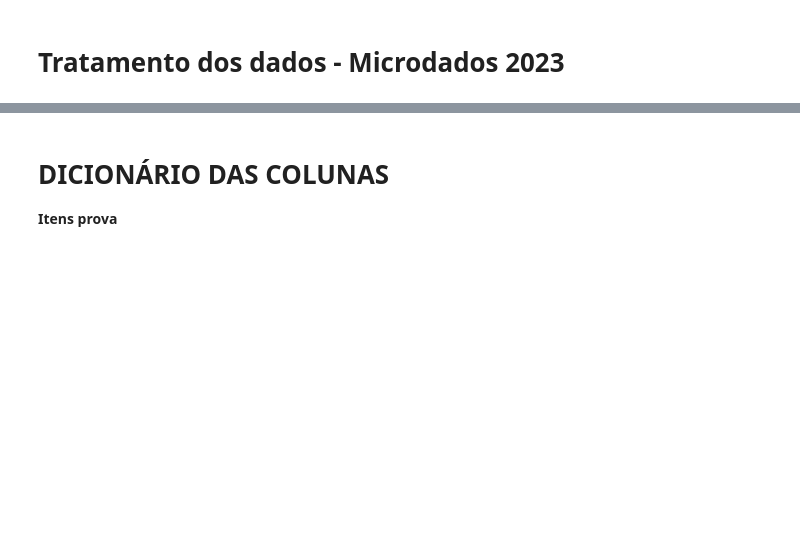
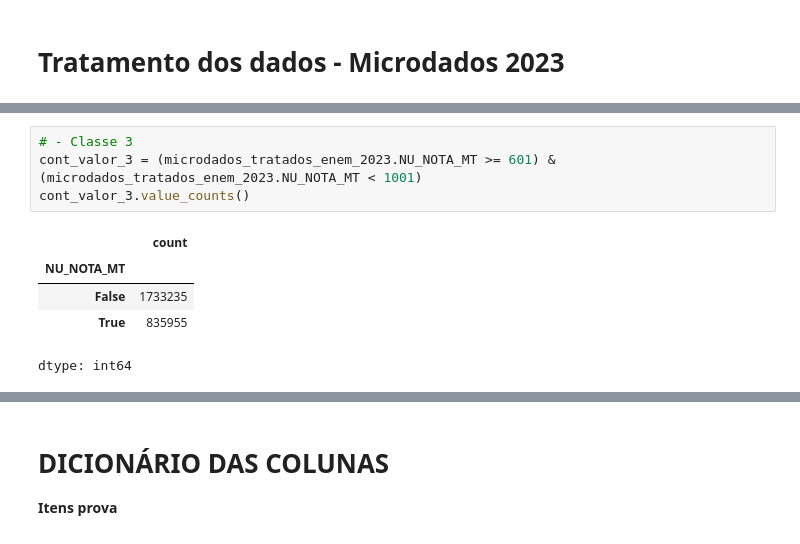
Before and after one commit to MiguelMussalam/predicao_ia_notas_enem, a Jupyter notebook: Tratamento_dos_dados_brutos_do_ENEM_2023.ipynb, the cells around one changed output, grey strips where cells are left out. Saved outputs shown, nothing was run; the diff lists cells and outputs as text; blank space fills up the shorter version.

```diff
--- a/Tratamento_dos_dados_brutos_do_ENEM_2023.ipynb
+++ b/Tratamento_dos_dados_brutos_do_ENEM_2023.ipynb
@@ -294,0 +165,10 @@ dtype: int64
+# %%
+# - Classe 3
+cont_valor_3 = (microdados_tratados_enem_2023.NU_NOTA_MT >= 601) & (microdados_tratados_enem_2023.NU_NOTA_MT < 1001)
+cont_valor_3.value_counts()
+# %% [output]
+|  | count |
+| NU_NOTA_MT |  |
+| False | 1733235 |
+| True | 835955 |
+dtype: int64
```
Also changed, not shown: parts of 34 cells of this notebook.
